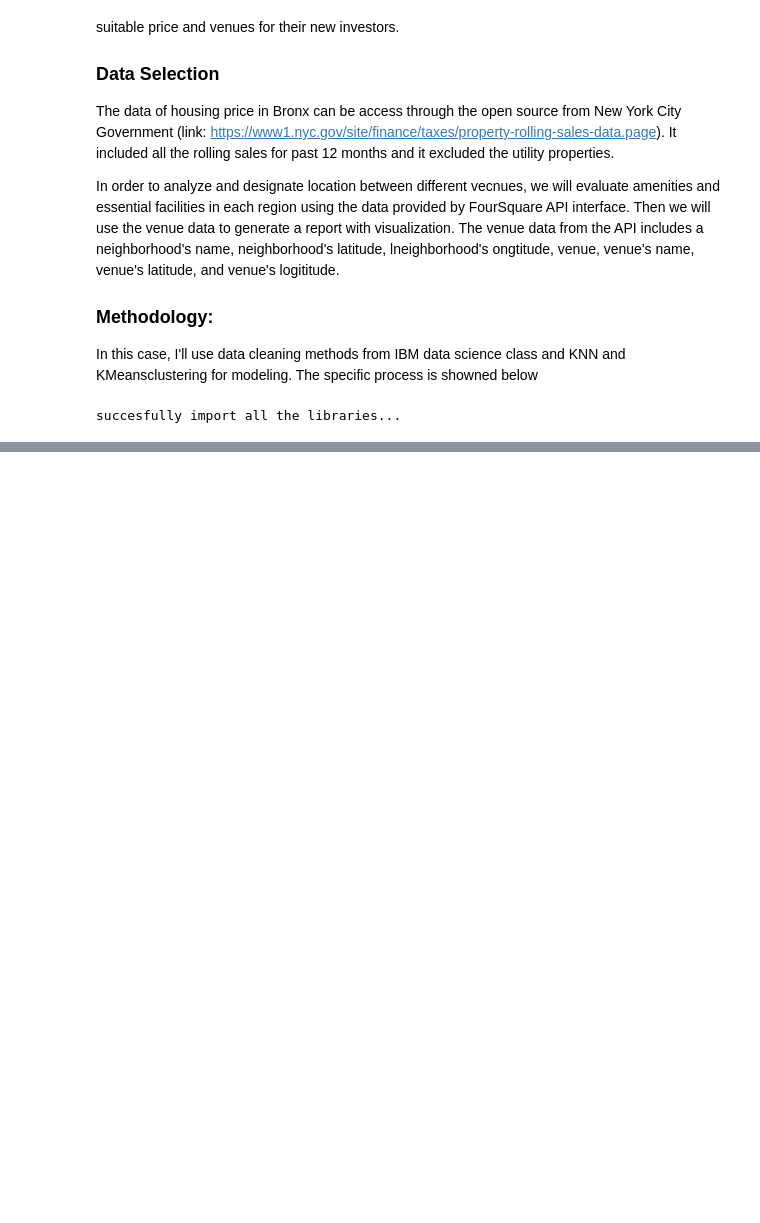
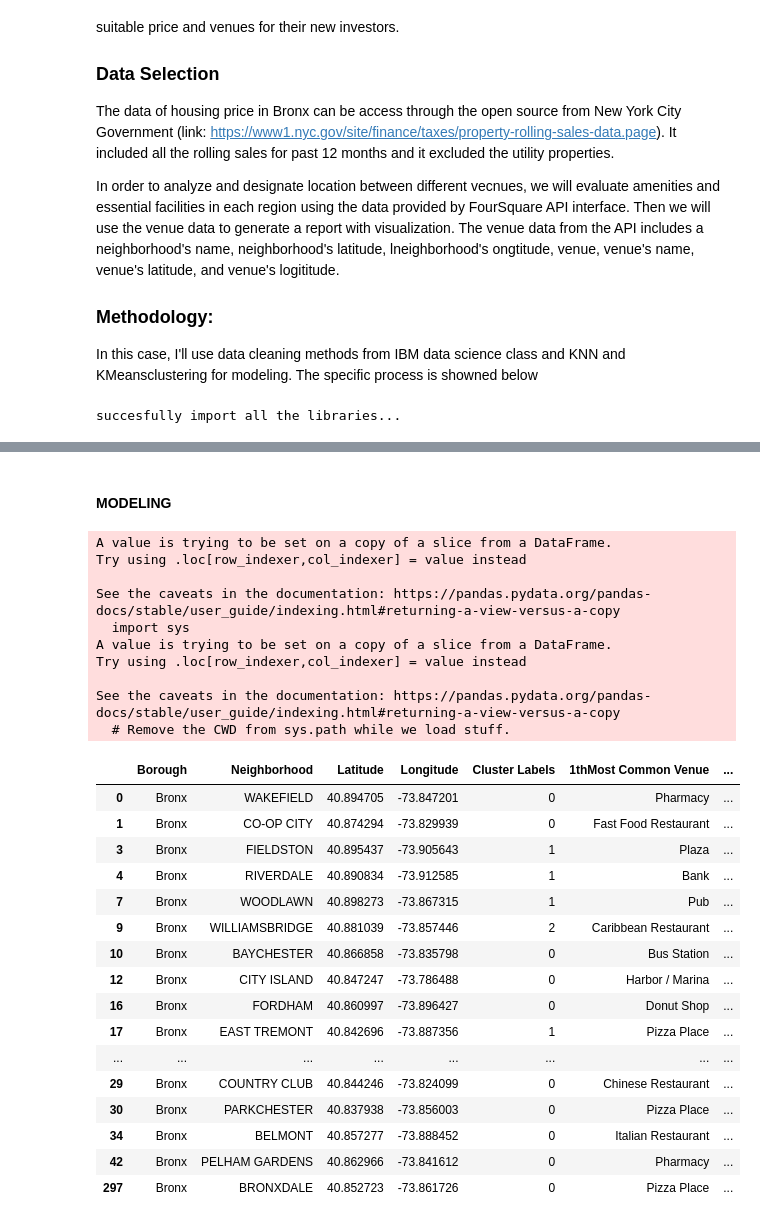
Before and after one commit to yyitingli/Coursera_Capstone, a Jupyter notebook: BattleOfNeighWK1.ipynb, the cells around one changed output, grey strips where cells are left out. Saved outputs shown, nothing was run; the diff lists cells and outputs as text; code cells hidden in the pictures; blank space fills up the shorter version.

```diff
--- a/BattleOfNeighWK1.ipynb
+++ b/BattleOfNeighWK1.ipynb
@@ -49,0 +74,3 @@ FileNotFoundError: [Errno 2] No such file or directory: 'nyu-2451-34572-geojson.
+# %%
+Bronx_data = neighborhoods[neighborhoods['Borough'] == 'Bronx']
+Bronx_data.head(10)
@@ -49,0 +442,45 @@ FileNotFoundError: [Errno 2] No such file or directory: 'nyu-2451-34572-geojson.
+# %% [markdown]
+#### MODELING
+# %%
+# Part for K-Mean clustering
+k = 3
+clustering = group.drop('Neighborhood',1)
+Kmeans = KMeans(n_clusters = k,random_state=0).fit(clustering)
+bronx_cluster = Bronx_data
+# add clustering labels
+bronx_cluster['Cluster Labels'] = Kmeans.labels_
+
+sort_venues['Neighborhood'] = sort_venues['Neighborhood'].str.upper()
+bronx_cluster['Neighborhood'] = bronx_cluster['Neighborhood'].str.upper()
+# merge Manhattan_group_clustering with Manhattan_data to add latitude/longitude for each neighborhood
+bronx_cluster= bronx_cluster.join(sort_venues.set_index('Neighborhood'), on='Neighborhood' )
+bronx_cluster= bronx_cluster.join(df_price.set_index('Neighborhood'), on='Neighborhood')
+bronx_cluster.dropna(axis = 0)
+# %% [output]
+A value is trying to be set on a copy of a slice from a DataFrame.
+Try using .loc[row_indexer,col_indexer] = value instead
+
+See the caveats in the documentation: https://pandas.pydata.org/pandas-docs/stable/user_guide/indexing.html#returning-a-view-versus-a-copy
+  import sys
+A value is trying to be set on a copy of a slice from a DataFrame.
+Try using .loc[row_indexer,col_indexer] = value instead
+
+See the caveats in the documentation: https://pandas.pydata.org/pandas-docs/stable/user_guide/indexing.html#returning-a-view-versus-a-copy
+  # Remove the CWD from sys.path while we load stuff.
+|  | Borough | Neighborhood | Latitude | Longitude | Cluster Labels | 1thMost Common Venue | ... |
+| 0 | Bronx | WAKEFIELD | 40.894705 | -73.847201 | 0 | Pharmacy | ... |
+| 1 | Bronx | CO-OP CITY | 40.874294 | -73.829939 | 0 | Fast Food Restaurant | ... |
+| 3 | Bronx | FIELDSTON | 40.895437 | -73.905643 | 1 | Plaza | ... |
+| 4 | Bronx | RIVERDALE | 40.890834 | -73.912585 | 1 | Bank | ... |
+| 7 | Bronx | WOODLAWN | 40.898273 | -73.867315 | 1 | Pub | ... |
+| 9 | Bronx | WILLIAMSBRIDGE | 40.881039 | -73.857446 | 2 | Caribbean Restaurant | ... |
+| 10 | Bronx | BAYCHESTER | 40.866858 | -73.835798 | 0 | Bus Station | ... |
+| 12 | Bronx | CITY ISLAND | 40.847247 | -73.786488 | 0 | Harbor / Marina | ... |
+| 16 | Bronx | FORDHAM | 40.860997 | -73.896427 | 0 | Donut Shop | ... |
+| 17 | Bronx | EAST TREMONT | 40.842696 | -73.887356 | 1 | Pizza Place | ... |
+| ... | ... | ... | ... | ... | ... | ... | ... |
+| 29 | Bronx | COUNTRY CLUB | 40.844246 | -73.824099 | 0 | Chinese Restaurant | ... |
+| 30 | Bronx | PARKCHESTER | 40.837938 | -73.856003 | 0 | Pizza Place | ... |
+| 34 | Bronx | BELMONT | 40.857277 | -73.888452 | 0 | Italian Restaurant | ... |
+| 42 | Bronx | PELHAM GARDENS | 40.862966 | -73.841612 | 0 | Pharmacy | ... |
+| 297 | Bronx | BRONXDALE | 40.852723 | -73.861726 | 0 | Pizza Place | ... |
```
Also changed, not shown: parts of 41 cells of this notebook, 4 other files.
